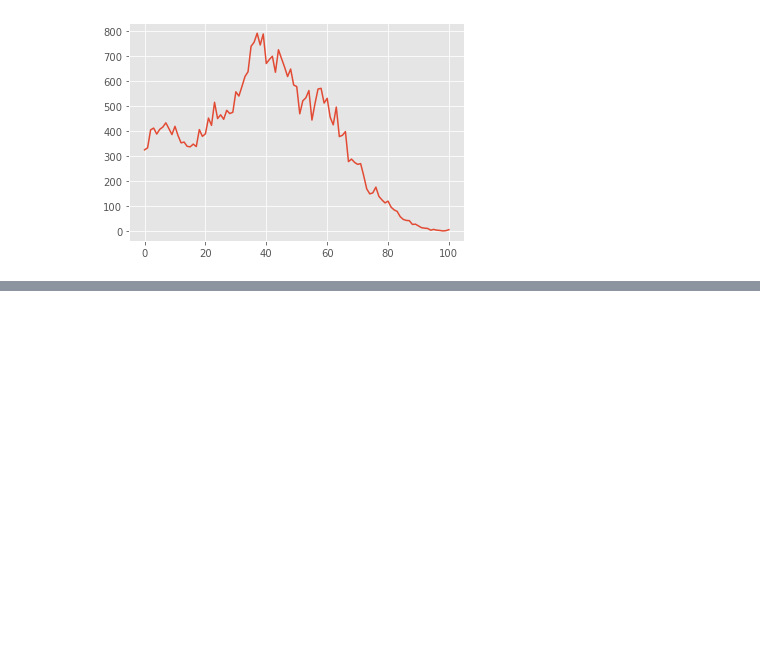
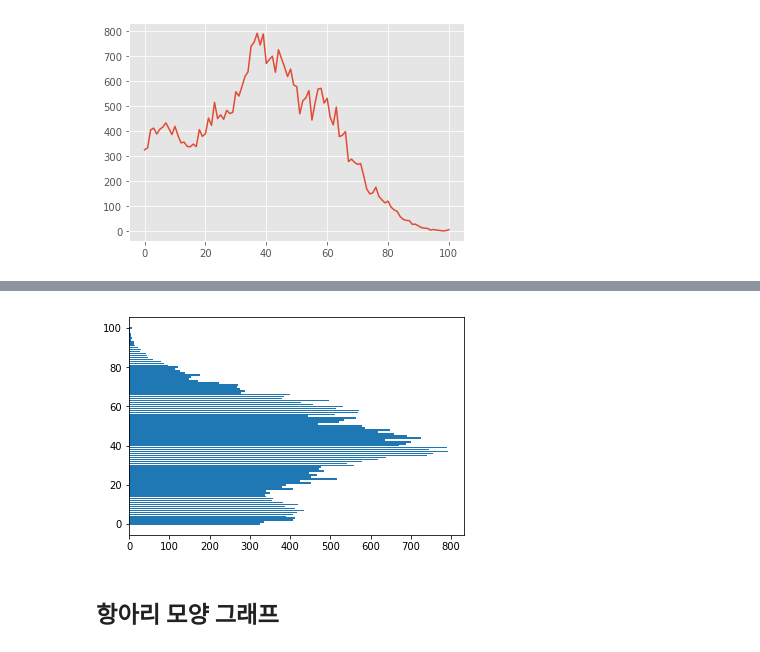
Before and after one commit to YunDH218/data_analysis, a Jupyter notebook: 인구 공공데이터.ipynb, the cells around one changed output, grey strips where cells are left out. Drawn from its saved outputs; the diff is of its cells as text; code cells hidden in the pictures; blank space fills up the shorter version.

```diff
--- a/인구 공공데이터.ipynb
+++ b/인구 공공데이터.ipynb
@@ -30,0 +65,19 @@ plt.show()
+# %%
+# 신도림동의 인구 데이터를 수평막대그래프로 나타내기
+import csv
+f = open('age.csv')
+data = csv.reader(f)
+
+result = []
+for row in data:
+    if '신도림' in row[0]:
+        for i in row[3:]:
+            result.append(int(i))
+
+import matplotlib.pyplot as plt
+plt.barh(range(101), result)
+plt.show()
+# %% [output]
+[figure, added]
+# %% [markdown]
+## 항아리 모양 그래프
```
Also changed, not shown: parts of 4 cells of this notebook.
